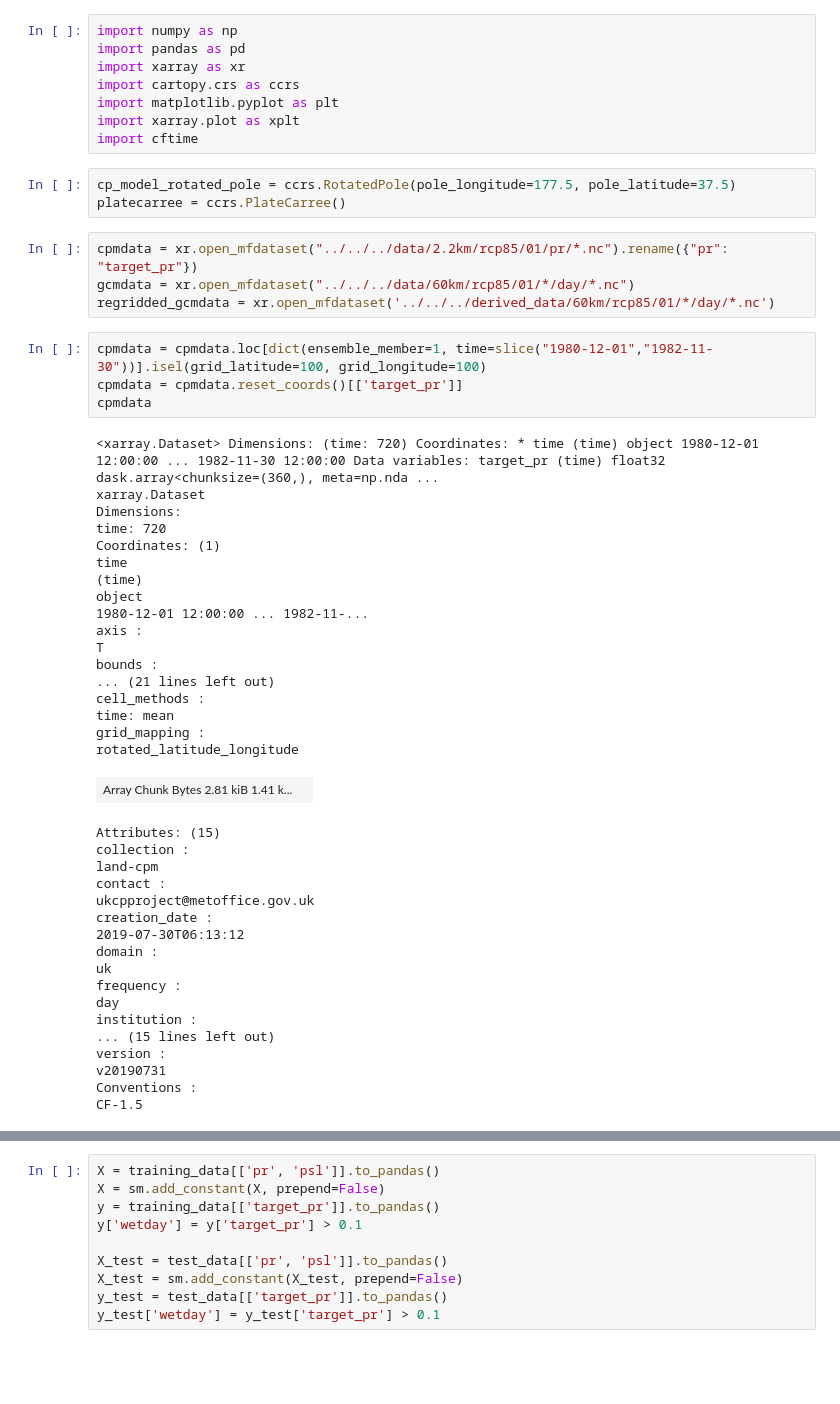
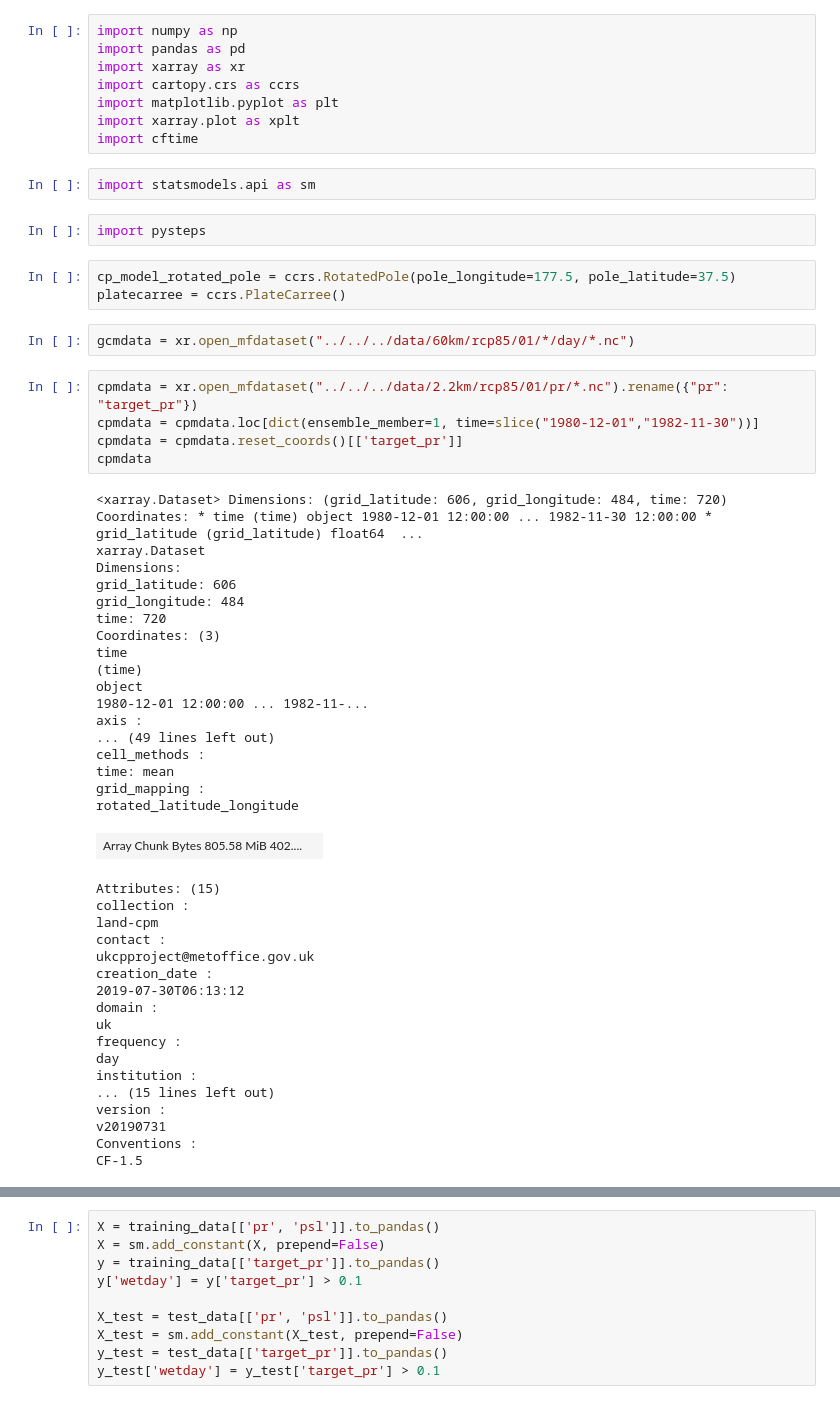
Before and after one commit to henryaddison/mlde_utils, a Jupyter notebook: learning/GLM and PySTEPS.ipynb, the cells around one changed output, grey strips where cells are left out. Cells and saved outputs as stored; diff of their text form; blank space fills up the shorter version.

```diff
--- a/learning/GLM and PySTEPS.ipynb
+++ b/learning/GLM and PySTEPS.ipynb
@@ -8,36 +6,39 @@ import cartopy.crs as ccrs
 import matplotlib.pyplot as plt
 import xarray.plot as xplt
 import cftime
+# %%
+import statsmodels.api as sm
+# %%
+import pysteps
 # %%
 cp_model_rotated_pole = ccrs.RotatedPole(pole_longitude=177.5, pole_latitude=37.5)
 platecarree = ccrs.PlateCarree()
 # %%
-cpmdata = xr.open_mfdataset("../../../data/2.2km/rcp85/01/pr/*.nc").rename({"pr": "target_pr"})
 gcmdata = xr.open_mfdataset("../../../data/60km/rcp85/01/*/day/*.nc")
-regridded_gcmdata = xr.open_mfdataset('../../../derived_data/60km/rcp85/01/*/day/*.nc')
 # %%
-cpmdata = cpmdata.loc[dict(ensemble_member=1, time=slice("1980-12-01","1982-11-30"))].isel(grid_latitude=100, grid_longitude=100)
+cpmdata = xr.open_mfdataset("../../../data/2.2km/rcp85/01/pr/*.nc").rename({"pr": "target_pr"})
+cpmdata = cpmdata.loc[dict(ensemble_member=1, time=slice("1980-12-01","1982-11-30"))]
 cpmdata = cpmdata.reset_coords()[['target_pr']]
 cpmdata
 # %% [output]
-<xarray.Dataset> Dimensions: (time: 720) Coordinates: * time (time) object 1980-12-01 12:00:00 ... 1982-11-30 12:00:00 Data variables: target_pr (time) float32 dask.array<chunksize=(360,), meta=np.nda ...
+<xarray.Dataset> Dimensions: (grid_latitude: 606, grid_longitude: 484, time: 720) Coordinates: * time (time) object 1980-12-01 12:00:00 ... 1982-11-30 12:00:00 * grid_latitude (grid_latitude) float64  ...
 xarray.Dataset
 Dimensions:
+grid_latitude: 606
+grid_longitude: 484
 time: 720
-Coordinates: (1)
+Coordinates: (3)
 time
 (time)
 object
 1980-12-01 12:00:00 ... 1982-11-...
 axis :
-T
-bounds :
-... (21 lines left out)
+... (49 lines left out)
 cell_methods :
 time: mean
 grid_mapping :
 rotated_latitude_longitude
-| Array Chunk Bytes 2.81 kiB 1.41 k... |  |
+| Array Chunk Bytes 805.58 MiB 402.... |  |
 Attributes: (15)
 collection :
 land-cpm
```
Also changed, not shown: parts of 25 cells of this notebook.
